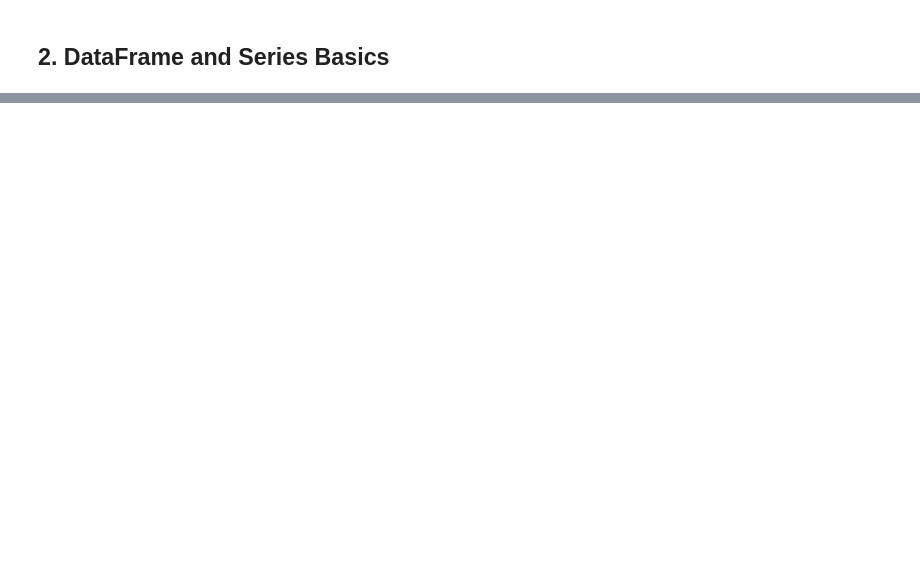
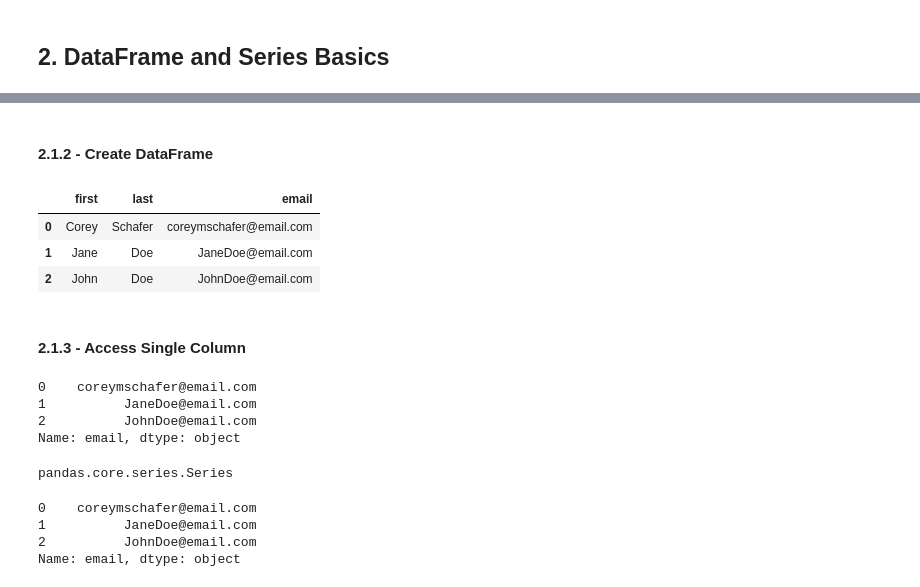
Before and after one commit to lucasbivar/statistic-applied-to-computing, a Jupyter notebook: personal-studies/data-manipulation/Pandas.ipynb, the cells around one changed output, grey strips where cells are left out. Drawn from its saved outputs; the diff is of its cells as text; code cells hidden in the pictures; blank space fills up the shorter version.

Commit message:
DataFrame and Series Basic

```diff
--- a/personal-studies/data-manipulation/Pandas.ipynb
+++ b/personal-studies/data-manipulation/Pandas.ipynb
@@ -118,0 +131,38 @@ schema_df
+# %% [markdown]
+#### 2.1.2 - Create DataFrame
+# %%
+people = {
+    "first": ["Corey", "Jane", "John"],
+    "last": ["Schafer", "Doe", "Doe"],
+    "email": ["coreymschafer@email.com", "JaneDoe@email.com", "JohnDoe@email.com"]
+}
+# %%
+#the parameter of pd.DataFrame(python_dictionary) is the python dictionary object
+people_df = pd.DataFrame(people)
+people_df
+# %% [output]
+|  | first | last | email |
+| 0 | Corey | Schafer | coreymschafer@email.com |
+| 1 | Jane | Doe | JaneDoe@email.com |
+| 2 | John | Doe | JohnDoe@email.com |
+# %% [markdown]
+#### 2.1.3 - Access Single Column
+# %%
+people_df["email"]
+#return the series object
+# %% [output]
+0    coreymschafer@email.com
+1          JaneDoe@email.com
+2          JohnDoe@email.com
+Name: email, dtype: object
+# %%
+type(people_df["email"])
+# %% [output]
+pandas.core.series.Series
+# %%
+people_df.email
+# %% [output]
+0    coreymschafer@email.com
+1          JaneDoe@email.com
+2          JohnDoe@email.com
+Name: email, dtype: object
```
Also changed, not shown: parts of 27 cells of this notebook.
